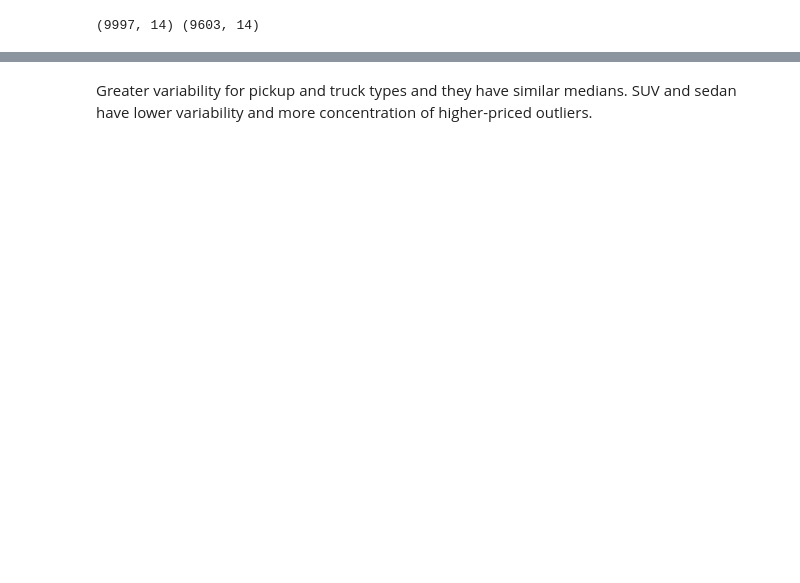
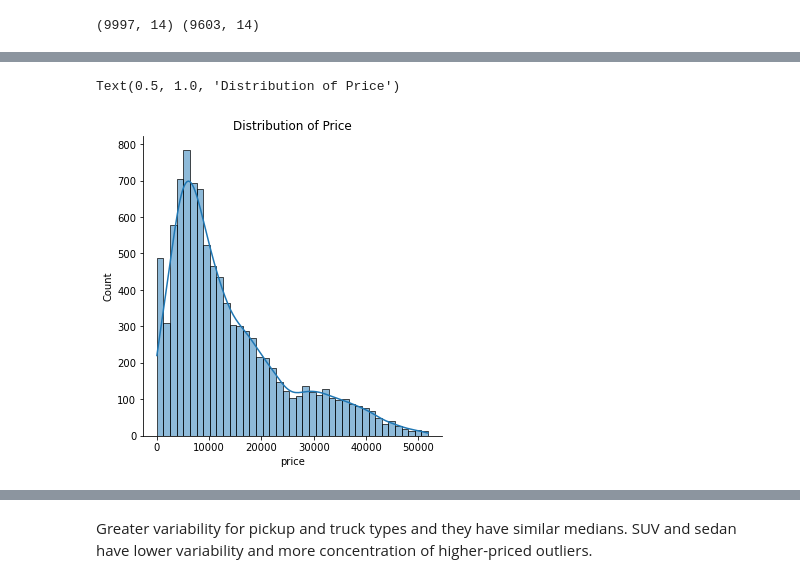
Before and after one commit to EricaXia/spr_2021, a Jupyter notebook: dsci552/problem_sets/ps_1.ipynb, the cells around one changed output, grey strips where cells are left out. Saved outputs shown, nothing was run; the diff lists cells and outputs as text; code cells hidden in the pictures; blank space fills up the shorter version.

```diff
--- a/dsci552/problem_sets/ps_1.ipynb
+++ b/dsci552/problem_sets/ps_1.ipynb
@@ -147,7 +120,10 @@ From results of lin reg (using sm further on down the notebook): **year, type, c
 # %%
-# g = sns.displot(data=df2, x='price', kde=True)
-# g.fig.subplots_adjust(top=.95)
-# g.ax.set_title("Distribution of Price")
+g = sns.displot(data=df2, x='price', kde=True)
+g.fig.subplots_adjust(top=.95)
+g.ax.set_title("Distribution of Price")
 # # plt.savefig('../images/PS_1/price_histogram.png')
+# %% [output]
+Text(0.5, 1.0, 'Distribution of Price')
+[figure, added]
 # %%
 # ## How does price vary across types?
```
Also changed, not shown: parts of 42 cells of this notebook, 6 other files.
